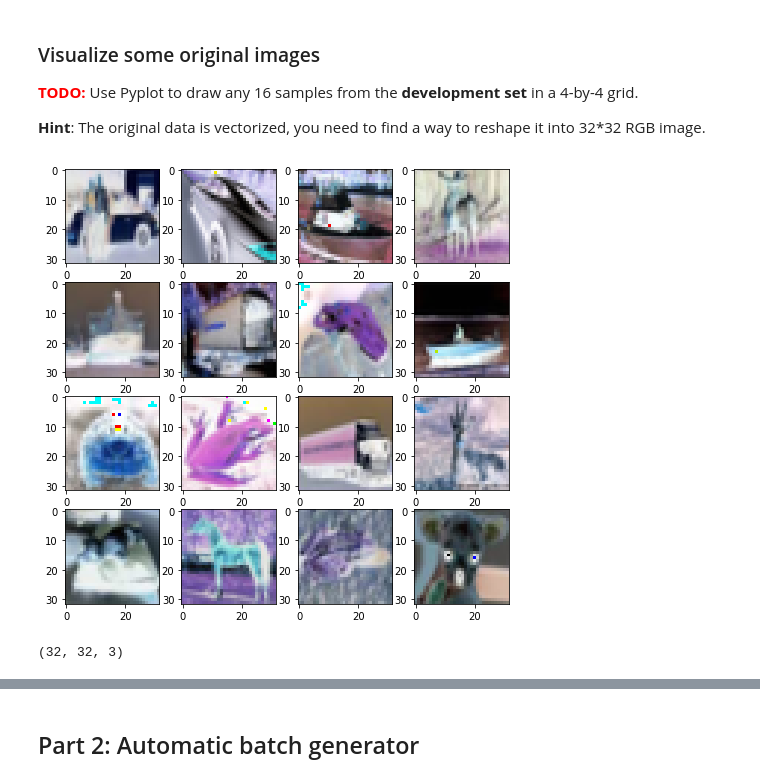
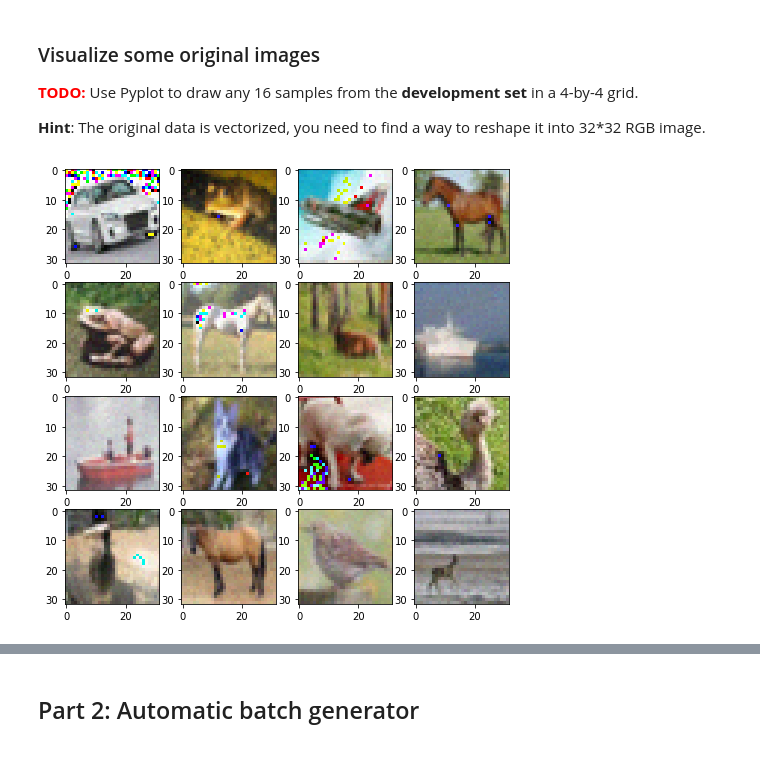
Before and after one commit to crowegian/NNetsDL_F17, a Jupyter notebook: assignment2/task4-augmentation.ipynb, the cells around one changed output, grey strips where cells are left out. Cells and saved outputs as stored; diff of their text form; code cells hidden in the pictures.

```diff
--- a/assignment2/task4-augmentation.ipynb
+++ b/assignment2/task4-augmentation.ipynb
@@ -19,12 +23,19 @@ import scipy
 # %% [markdown]
 ## Load Data
 # %%
+# def myreshapeFunction(myMat):
+#     myMatReshaped = np.zeros((myMat.shape[0], 32, 32, 3))
+#     for index in np.arange(0, myMat.shape[0]):
+#         myMatReshaped[index, :, :, 0] = np.reshape(myMat[index, 0:32*32], (32,32))
+#         myMatReshaped[index, :, :, 1] = np.reshape(myMat[index, 32*32:32*32*2], (32,32))
+#         myMatReshaped[index, :, :, 2] = np.reshape(myMat[index, 32*32*2:32*32*3], (32,32))
+#     return(myMatReshaped)
 def myreshapeFunction(myMat):
     myMatReshaped = np.zeros((myMat.shape[0], 32, 32, 3))
-    for index in np.arange(0, myMat.shape[0]):
-        myMatReshaped[index, :, :, 0] = np.reshape(myMat[index, 0:32*32], (32,32))
-        myMatReshaped[index, :, :, 1] = np.reshape(myMat[index, 32*32:32*32*2], (32,32))
-        myMatReshaped[index, :, :, 2] = np.reshape(myMat[index, 32*32*2:32*32*3], (32,32))
+
+
+    myMatReshaped = np.reshape(myMat, (myMat.shape[0], 32, 32, 3), order = 'F')
+    myMatReshaped = myMatReshaped.transpose(0, 2, 1, 3)
     return(myMatReshaped)
 
 X_train, y_train, X_test, y_test = load_data()
@@ -50,5 +61,7 @@ print("Reshaping")
 X_dev = myreshapeFunction(X_dev)
 X_val = myreshapeFunction(X_val)
 X_train = myreshapeFunction(X_train)
+X_test = myreshapeFunction(X_test)
 print(X_train.shape, X_val.shape, X_test.shape, X_dev.shape)
+# X_train = np.array(X_train, dtype = 'float64')
 # %% [output]
@@ -68,24 +79,29 @@ __Hint__: The original data is vectorized, you need to find a way to reshape it
 # %%
 r = 4
 f, axarr = plt.subplots(r, r, figsize=(8,8))
 counter = 0
 angle = 3
+amplitude = 5
 for i in range(r):
     for j in range(r):
         temp = X_dev[counter,:]
         counter += 1
         img = X_dev[counter,:]
 #         img = np.pad(img, pad_width = ((10,10), (10,10), (0,0)), mode='constant')
 #         img = rotate(img, angle = angle, axes=(0, 1), reshape=False,
 #                      output=None, order=3, mode='constant', cval=0.0, prefilter=True)
 #         img[:,0] = rotate(img[:,0], angle)
 #         img[:,1] = rotate(img[:,1], angle)
 #         img[:,2] = rotate(img[:,2], angle)
 #         img = scipy.ndimage.rotate(img, angle)
+#         print('hey')
+        noise = np.random.normal(0, 1, size = img.shape)
+#         noNoiseIndices = np.random.choice(self.x.shape[0], size = int(np.round(self.x.shape[0]*(1 - portion))), replace = False)
+#         noise[noNoiseIndices,:] = 0
+#         print('hey')
+        img = img + (noise*amplitude).astype(np.uint8)
+#         print('hey')
+        img = np.clip(img, 0, 255, out=img)
         axarr[i][j].imshow(img)
 # %% [output]
-[figure, old version]
+[figure, new version]
-# %%
-img.shape
-# %% [output]
-(32, 32, 3)
```
Also changed, not shown: parts of 11 cells of this notebook, 2 other files.
